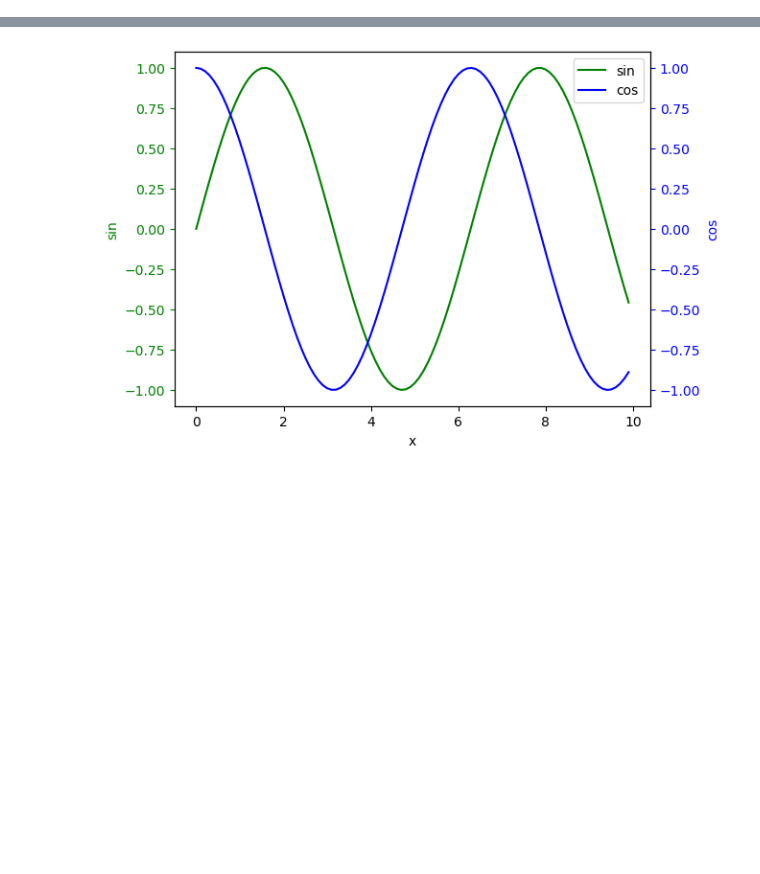
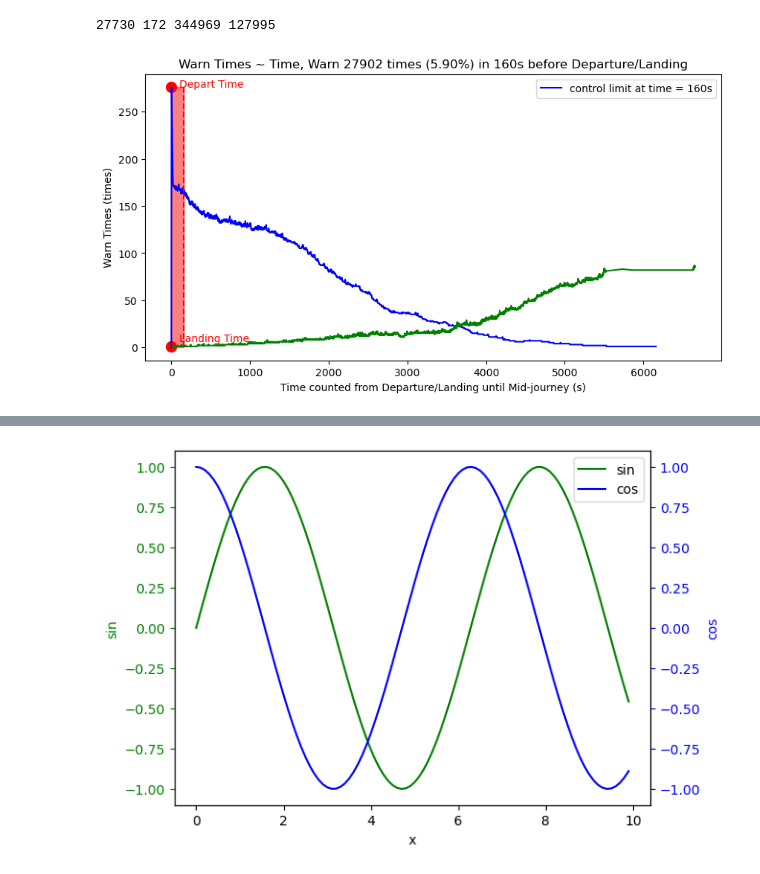
Before and after one commit to srt-uncertainty-wind/code, a Jupyter notebook: WSHR_time_summary.ipynb, the cells around one changed output, grey strips where cells are left out. Cells and saved outputs as stored; diff of their text form; code cells hidden in the pictures; blank space fills up the shorter version.

```diff
--- a/WSHR_time_summary.ipynb
+++ b/WSHR_time_summary.ipynb
@@ -149,0 +148,27 @@ WSHR warns in [572 567 565] cases in total 3974 warn mats at: [0 1 2]
+# %%
+import matplotlib.patches as patches
+
+# 截取起飞和降落前160s，统计WSHR异常占比
+warn_times_160_f = sum([y_times_f[i] for i, x in enumerate(x_warn_time_f) if x <= 160])
+warn_times_160_b = sum([y_times_b[i] for i, x in enumerate(x_warn_time_b) if x <= 160])
+print(warn_times_160_f, warn_times_160_b, sum(y_times_f), sum(y_times_b))
+warn_times_160_rate = (warn_times_160_f + warn_times_160_b) / (sum(y_times_f) + sum(y_times_b))
+
+# 可视化
+plt.figure(figsize=(10, 5))
+plt.plot(x_warn_time_f, y_times_f, color='blue')
+plt.plot(x_warn_time_b, y_times_b, color='green')
+plt.scatter(x_warn_time_f[0], max(y_times_f), color='red', marker='o', s=100)
+plt.text(x_warn_time_f[0]+100, max(y_times_f), 'Depart Time', color='red')
+plt.scatter(x_warn_time_b[0], y_times_b[0], color='red', marker='o', s=100)
+plt.text(x_warn_time_b[0]+100, y_times_b[0]+5, 'Landing Time', color='red')
+plt.gca().add_patch(patches.Rectangle((0, 0), 160, max(y_times_f), alpha=0.5, color='red'))
+plt.vlines(160, 0, np.max(y_times_f), colors='r', linestyles='--', label='160s_limit')
+plt.xlabel("Time counted from Departure/Landing until Mid-journey (s)")
+plt.ylabel("Warn Times (times)")
+plt.title(f"Warn Times ~ Time, Warn {warn_times_160_f+warn_times_160_b} times ({warn_times_160_rate*100:.2f}%) in 160s before Departure/Landing")
+plt.legend(labels=['control limit at time = 160s'])
+plt.show()
+# %% [output]
+27730 172 344969 127995
+[figure, added]
```
Also changed, not shown: parts of 4 cells of this notebook, 1 other file.
